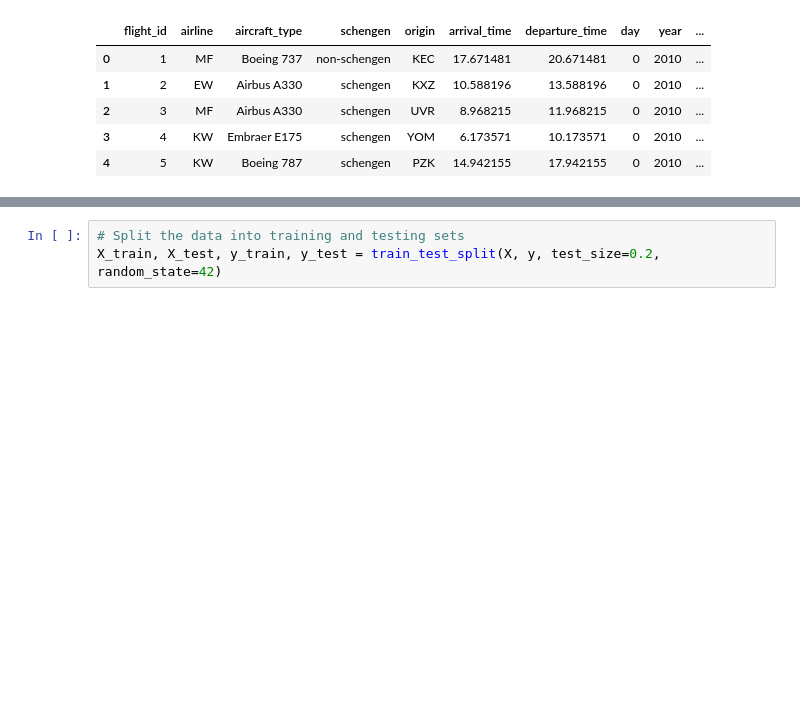
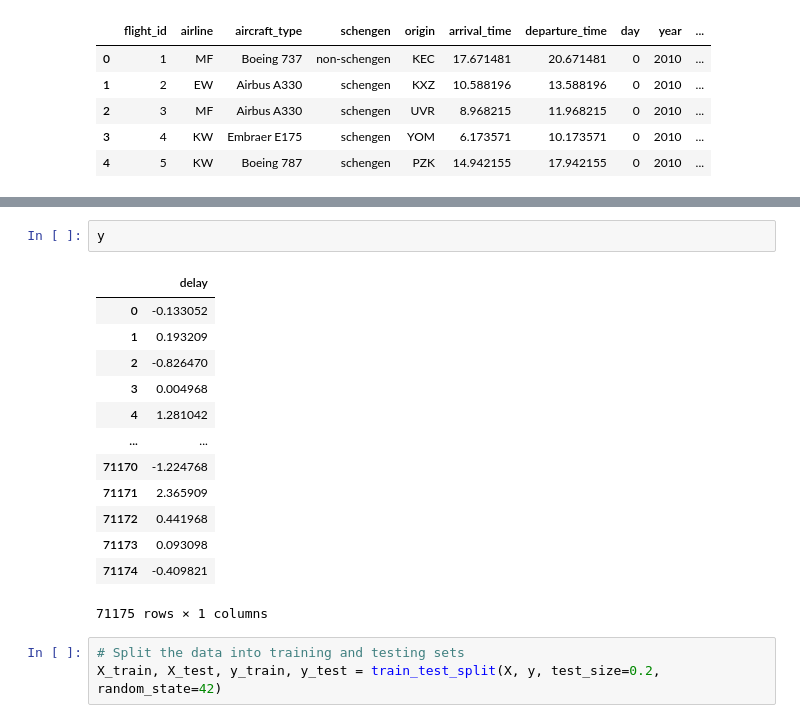
Before and after one commit to IgorNascAlves/data_flight_delays, a Jupyter notebook: notebooks/ModeloDeML_Gerador.ipynb, the cells around one changed output, grey strips where cells are left out. Saved outputs shown, nothing was run; the diff lists cells and outputs as text; blank space fills up the shorter version.

```diff
--- a/notebooks/ModeloDeML_Gerador.ipynb
+++ b/notebooks/ModeloDeML_Gerador.ipynb
@@ -71,3 +82,19 @@ y shape: (10000,)
+# %%
+y
+# %% [output]
+|  | delay |
+| 0 | -0.133052 |
+| 1 | 0.193209 |
+| 2 | -0.826470 |
+| 3 | 0.004968 |
+| 4 | 1.281042 |
+| ... | ... |
+| 71170 | -1.224768 |
+| 71171 | 2.365909 |
+| 71172 | 0.441968 |
+| 71173 | 0.093098 |
+| 71174 | -0.409821 |
+71175 rows × 1 columns
 # %%
 # Split the data into training and testing sets
 X_train, X_test, y_train, y_test = train_test_split(X, y, test_size=0.2, random_state=42)
```
Also changed, not shown: parts of 17 cells of this notebook.
